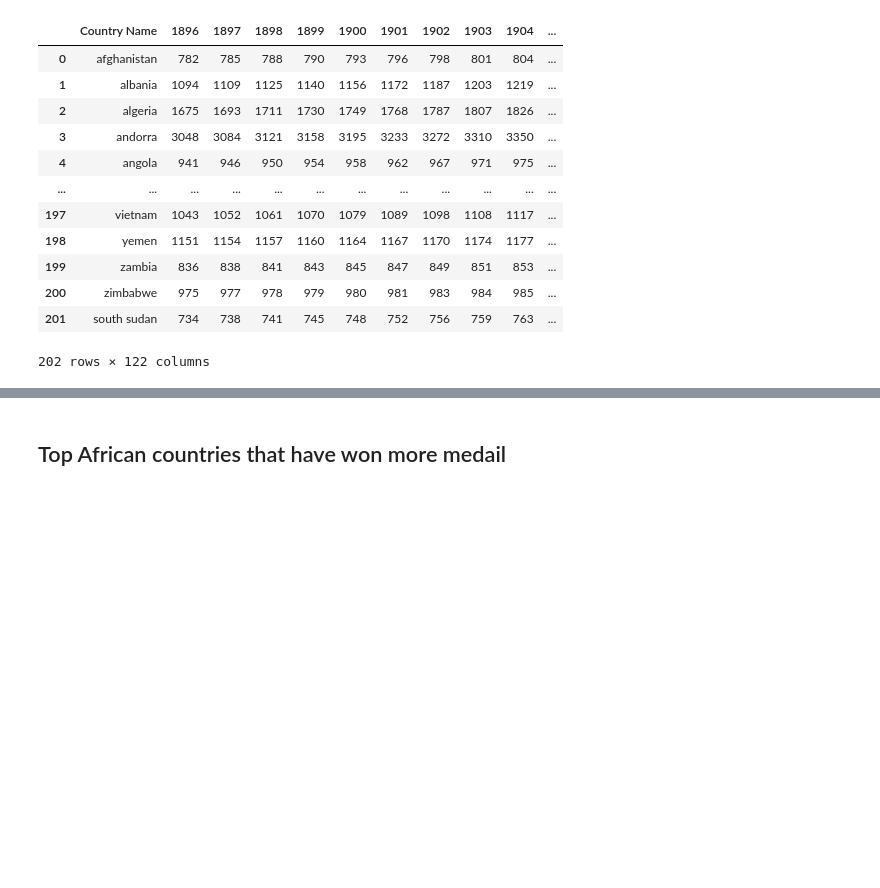
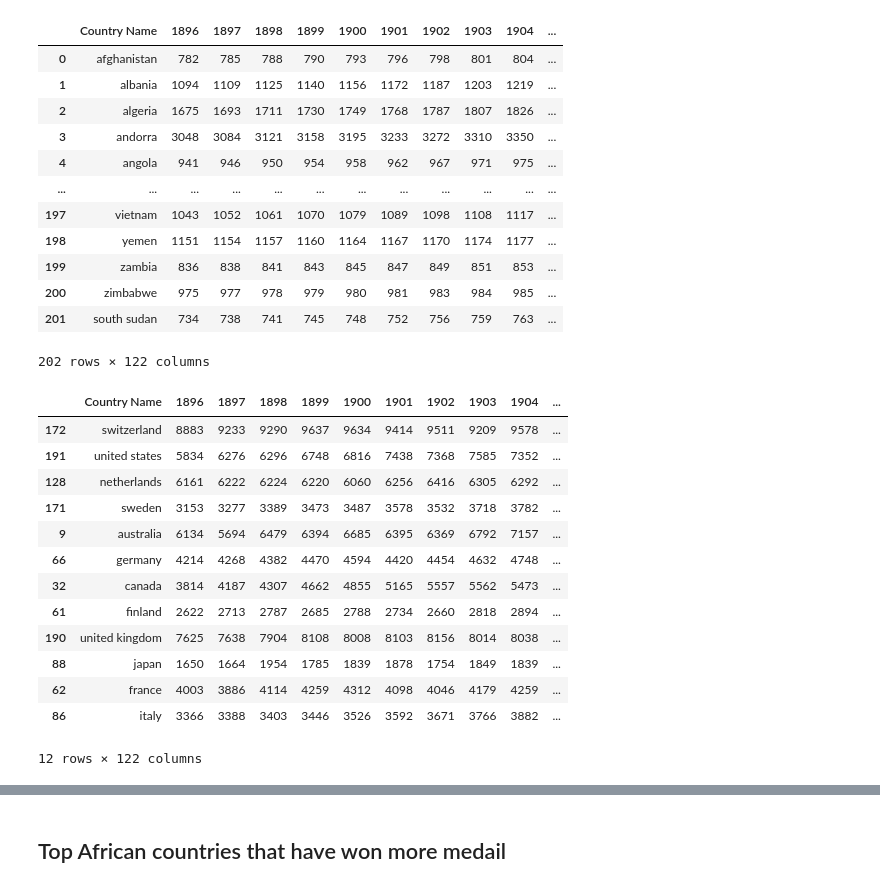
Before and after one commit to B23579/-anomaly-detection, a Jupyter notebook: data-visualization/analysis.ipynb, the cells around one changed output, grey strips where cells are left out. Cells and saved outputs as stored; diff of their text form; code cells hidden in the pictures; blank space fills up the shorter version.

```diff
--- a/data-visualization/analysis.ipynb
+++ b/data-visualization/analysis.ipynb
@@ -344,14 +331,23 @@ pfd = pd.DataFrame({'Team':l, 'count':cont.values})
 import plotly.express as px
 import plotly.io as pio
 # %%
+cont = newdf.groupby('Country')['Country'].value_counts()
+l = pd.unique(newdf['Country'].sort_values())
+pfd = pd.DataFrame({'Team':l, 'count':cont.values})
 tmp = df.groupby(['Team'])['Medal'].agg('count').dropna()
 df5 = pd.DataFrame(tmp).reset_index()
+
 l = df5.merge(pfd, how='right').dropna()
 l =l.sort_values(by=['Medal'],ascending=False)
 l["count"] = l["count"].astype("category")
 l = l.head(12)
+pg =gpd[gpd['Country Name'].isin(list(l['Team']))]
+pg = pg.sort_values(by=[2016,2015],ascending=False)
+pfd = pd.DataFrame({'Team':list(pg['Country Name'].head(12)), 'Oder':[i for i in range(1,13)]})
+ll = l.merge(pfd, how='right').dropna()
+ll =ll.sort_values(by=['Medal'],ascending=False)
 
-fig = px.bar(l, x="Medal", y="Team", color="count",text='Medal',
+fig = px.bar(ll, x="Medal", y="Team", color="count",text='Medal',base='Oder',color_continuous_scale='Oder',
              title="Top 12 world countries that have won more medal and organized at \nleast one Olympic game.",
 labels={ # replaces default labels by column name
                 "count": "Number of Olympic games organized"
@@ -360,8 +356,17 @@ fig.update_layout({
 'plot_bgcolor': 'rgba(0, 0, 0, 0)',
 'paper_bgcolor': 'rgba(0, 0, 0, 0)',
 })
-fig.update_layout(yaxis=dict(autorange="reversed"), legend_title_font_color="black")
+fig.update_layout(yaxis=dict(autorange="reversed"), legend_title_font_color="black",
+                  font_color="black",
+    title_font_color="black",)
 fig.update_yaxes(title_text='')
+fig.update_layout(legend=dict(
+    orientation="h",
+    yanchor='bottom',
+    y=1.02,
+    xanchor="right",
+    x=0.9
+))
 fig.show()
 pio.write_image(fig, "top12.png")
 # %% [output]
@@ -384,3 +389,8 @@ gpd
 | 200 | zimbabwe | 975 | 977 | 978 | 979 | 980 | 981 | 983 | 984 | 985 | ... |
 | 201 | south sudan | 734 | 738 | 741 | 745 | 748 | 752 | 756 | 759 | 763 | ... |
 202 rows × 122 columns
+# %%
+pg =gpd[gpd['Country Name'].isin(list(l['Team']))]
+pg = pg.sort_values(by=[2016,2015],ascending=False)
+pfd = pd.DataFrame({'Team':list(pg['Country Name'].head(12)), 'Oder':[i for i in range(1,13)]})
+ll = l.merge(pfd, how='right').dropna()
@@ -386,0 +400,17 @@ gpd
+# %%
+pg
+# %% [output]
+|  | Country Name | 1896 | 1897 | 1898 | 1899 | 1900 | 1901 | 1902 | 1903 | 1904 | ... |
+| 172 | switzerland | 8883 | 9233 | 9290 | 9637 | 9634 | 9414 | 9511 | 9209 | 9578 | ... |
+| 191 | united states | 5834 | 6276 | 6296 | 6748 | 6816 | 7438 | 7368 | 7585 | 7352 | ... |
+| 128 | netherlands | 6161 | 6222 | 6224 | 6220 | 6060 | 6256 | 6416 | 6305 | 6292 | ... |
+| 171 | sweden | 3153 | 3277 | 3389 | 3473 | 3487 | 3578 | 3532 | 3718 | 3782 | ... |
+| 9 | australia | 6134 | 5694 | 6479 | 6394 | 6685 | 6395 | 6369 | 6792 | 7157 | ... |
+| 66 | germany | 4214 | 4268 | 4382 | 4470 | 4594 | 4420 | 4454 | 4632 | 4748 | ... |
+| 32 | canada | 3814 | 4187 | 4307 | 4662 | 4855 | 5165 | 5557 | 5562 | 5473 | ... |
+| 61 | finland | 2622 | 2713 | 2787 | 2685 | 2788 | 2734 | 2660 | 2818 | 2894 | ... |
+| 190 | united kingdom | 7625 | 7638 | 7904 | 8108 | 8008 | 8103 | 8156 | 8014 | 8038 | ... |
+| 88 | japan | 1650 | 1664 | 1954 | 1785 | 1839 | 1878 | 1754 | 1849 | 1839 | ... |
+| 62 | france | 4003 | 3886 | 4114 | 4259 | 4312 | 4098 | 4046 | 4179 | 4259 | ... |
+| 86 | italy | 3366 | 3388 | 3403 | 3446 | 3526 | 3592 | 3671 | 3766 | 3882 | ... |
+12 rows × 122 columns
```
Also changed, not shown: parts of 6 cells of this notebook, 4 other files.
